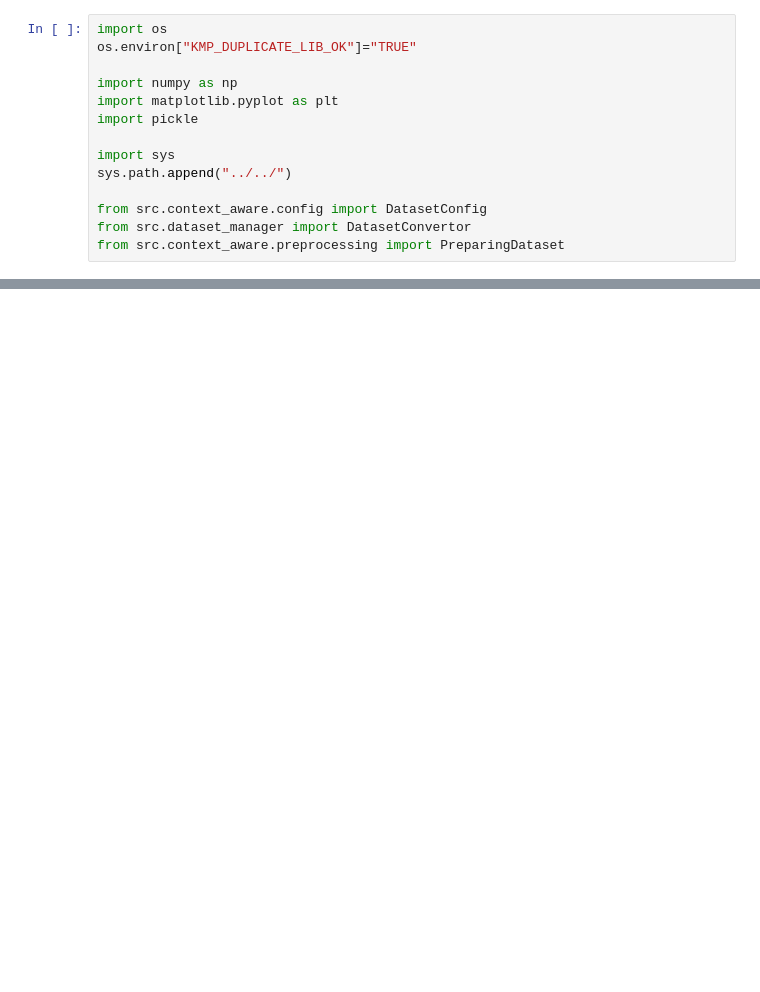
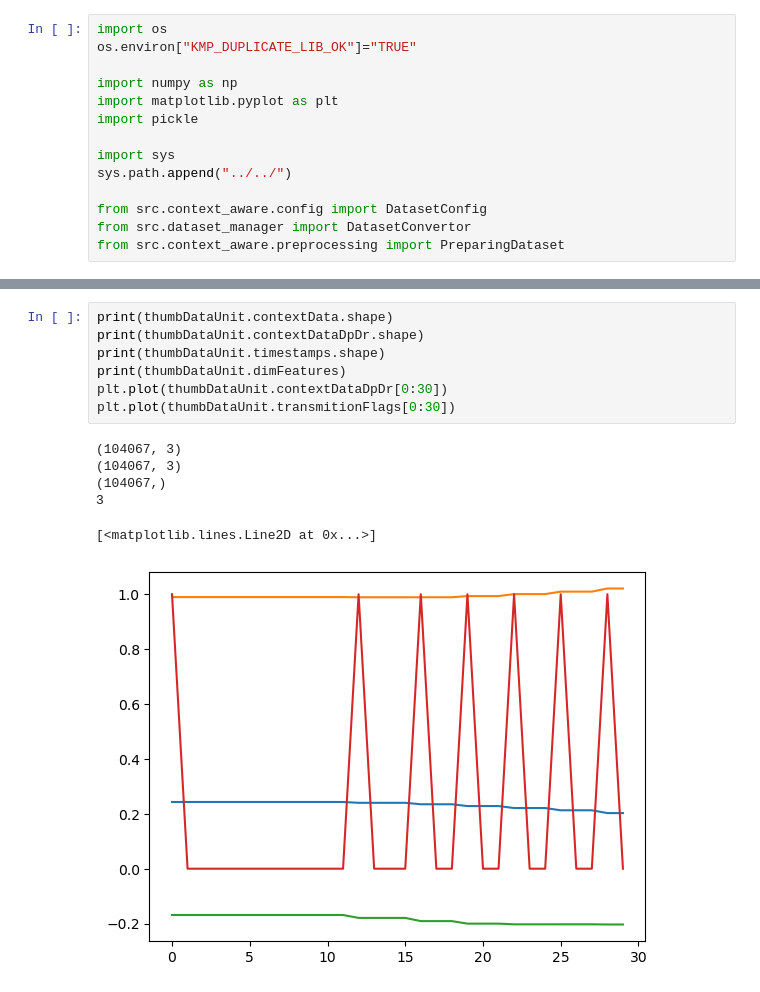
Before and after one commit to evanyeh5118/context_aware_traffic_predictor, a Jupyter notebook: experiments/notebooks/main00_verify_tarffic_pattern.ipynb, the cells around one changed output, grey strips where cells are left out. Drawn from its saved outputs; the diff is of its cells as text; blank space fills up the shorter version.

```diff
--- a/experiments/notebooks/main00_verify_tarffic_pattern.ipynb
+++ b/experiments/notebooks/main00_verify_tarffic_pattern.ipynb
@@ -51,0 +54,14 @@ Ts:0.01
+# %%
+print(thumbDataUnit.contextData.shape)
+print(thumbDataUnit.contextDataDpDr.shape)
+print(thumbDataUnit.timestamps.shape)
+print(thumbDataUnit.dimFeatures)
+plt.plot(thumbDataUnit.contextDataDpDr[0:30])
+plt.plot(thumbDataUnit.transmitionFlags[0:30])
+# %% [output]
+(104067, 3)
+(104067, 3)
+(104067,)
+3
+[<matplotlib.lines.Line2D at 0x...>]
+[figure, added]
```
Also changed, not shown: parts of 1 cell of this notebook, 11 other files.
